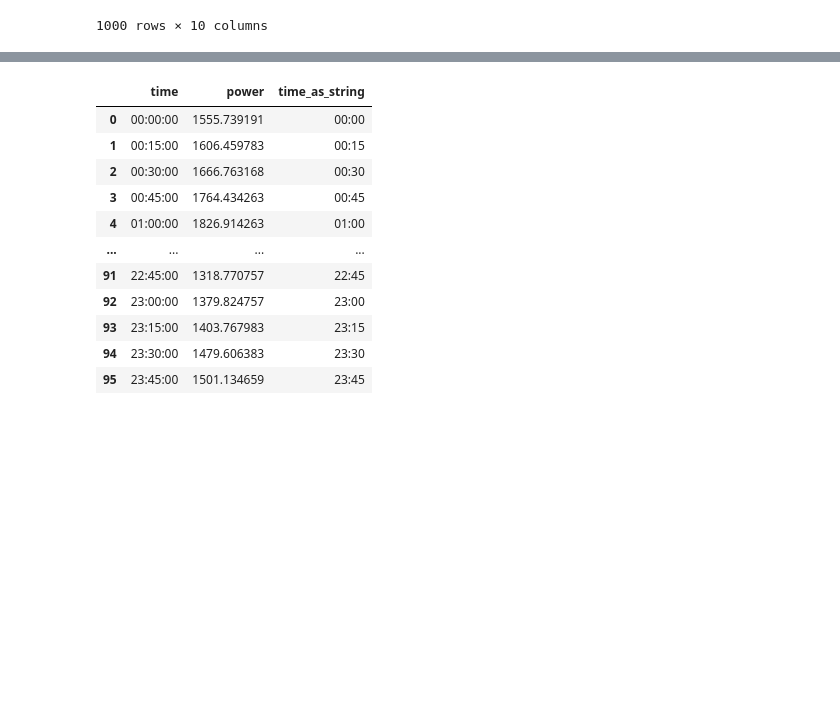
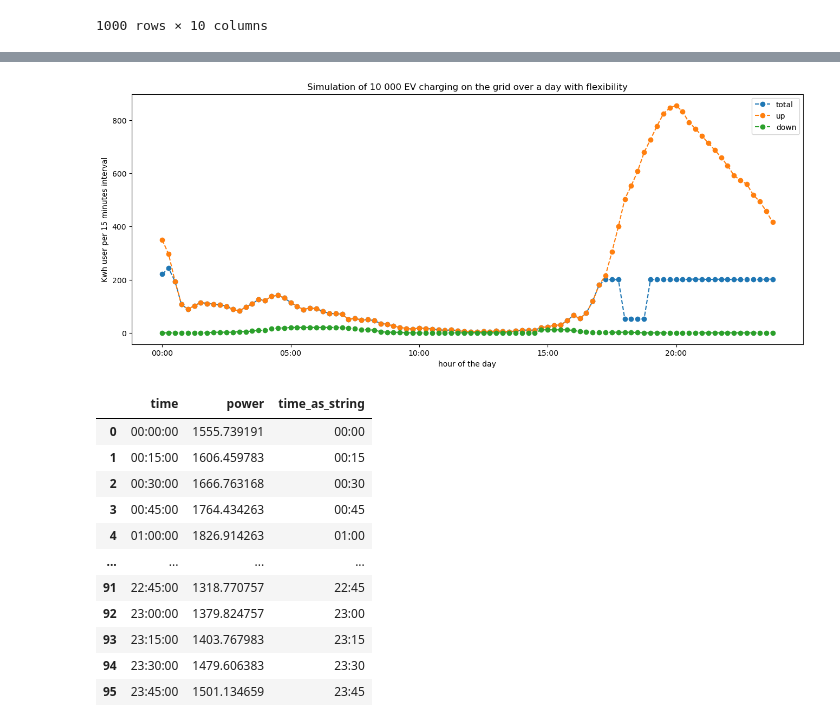
Before and after one commit to yanis-trn/EnergyNow2.0, a Jupyter notebook: notebooks/EV-modeling.ipynb, the cells around one changed output, grey strips where cells are left out. Saved outputs shown, nothing was run; the diff lists cells and outputs as text; code cells hidden in the pictures; blank space fills up the shorter version.

```diff
--- a/EV-modeling.ipynb
+++ b/notebooks/EV-modeling.ipynb
@@ -747,0 +854,12 @@ total energy needed: 12766.390373291477 Kwh
+# %%
+df_summed_reg = df.groupby(df.index).sum()
+df_summed_reg['total'] = df_summed_reg.filter(like='car_').sum(axis=1)
+df_summed_reg["down"] = df_summed_reg["total"] - df_summed_reg["down"]
+df_summed_reg["down"] = df_summed_reg["down"].clip(lower=0)
+df_summed_reg["up"] = df_summed_reg["up"] + df_summed_reg["total"]
+
+#save the dataframe as a csv file
+
+df_summed_reg.to_csv("data/df_summed.csv")
+print("total energy needed: {} Kwh".format(df_summed_reg['total'].sum()))
+df_summed_reg
@@ -792,3 +925,25 @@ plt.show()
+# %%
+# from df_summed plot all the columns
+
+# Plot the DataFrame
+plt.figure(figsize=(16, 6))
+
+# Plot "car_" columns
+# df_summed.filter(like='car_').plot(ax=plt.gca())
+
+# Plot "total", "up", and "down"
+df_summed_reg[['total', 'up', 'down']].plot(ax=plt.gca(), linestyle='--', marker='o')
+
+# Set labels and title
+plt.xlabel('hour of the day')
+plt.ylabel('Kwh user per 15 minutes interval')
+plt.title('Simulation of 10 000 EV charging on the grid over a day with flexibility')
+
+# Show the plot
+plt.legend()
+plt.show()
+# %% [output]
+[figure, added]
 # %%
 def get_total_power_from_model(df):
     columns_to_iterate = ['plug_in_time', 'energy_needed', 'power']
```
Also changed, not shown: parts of 10 cells of this notebook, 1 other file.
